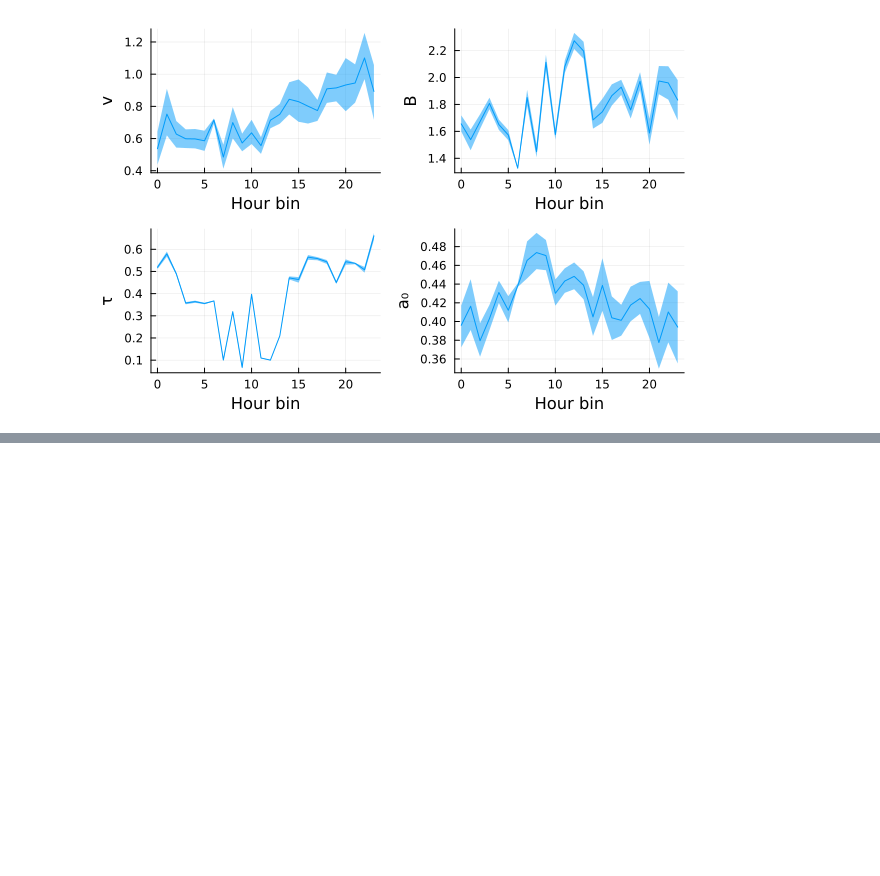
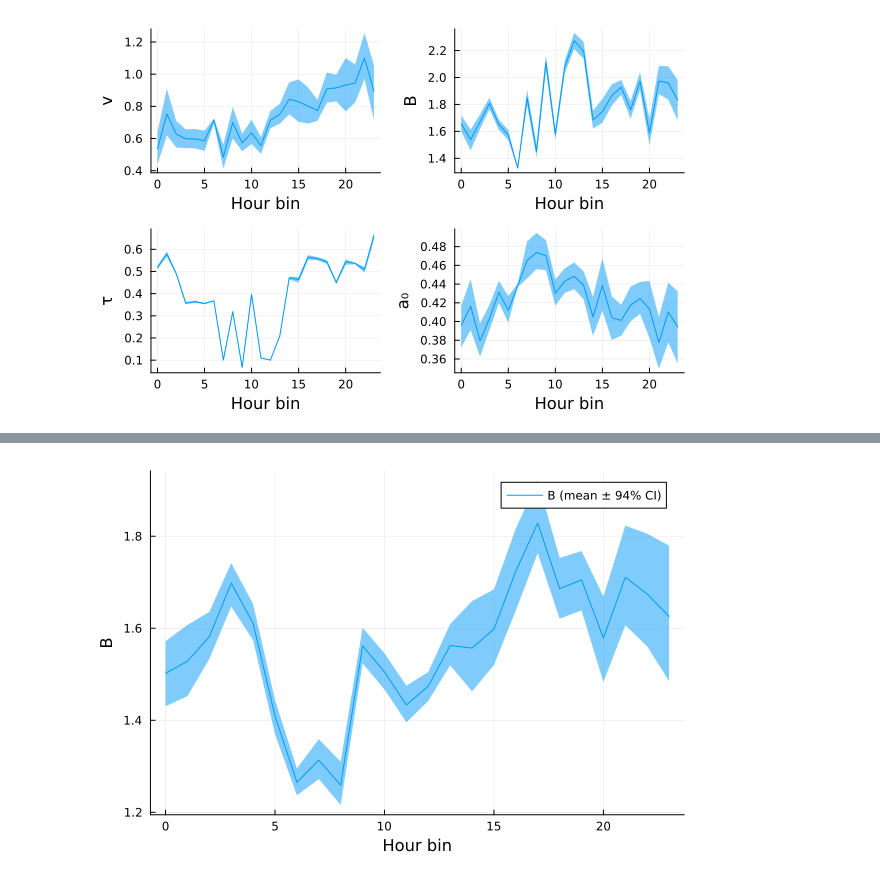
Before and after one commit to depasquale-lab/24_Hour_Behavior, a Jupyter notebook: notebooks/TOD_DDM.ipynb, the cells around one changed output, grey strips where cells are left out. Drawn from its saved outputs; the diff is of its cells as text; code cells hidden in the pictures; blank space fills up the shorter version.

```diff
--- a/notebooks/TOD_DDM.ipynb
+++ b/notebooks/TOD_DDM.ipynb
@@ -350,0 +555,15 @@ plot(plots...; layout = (2, 2), legend = false)
+# %%
+x  = df_B.hour_bin
+m  = df_B.B_mean
+lo = df_B.B_low
+hi = df_B.B_high
+
+p2 = plot(
+    x, m;
+    ribbon = (m .- lo, hi .- m),
+    xlabel = "Hour bin",
+    ylabel = "B",
+    label  = "B (mean ± 94% CI)",
+)
+# %% [output]
+[figure, added]
```
Also changed, not shown: parts of 7 cells of this notebook.
